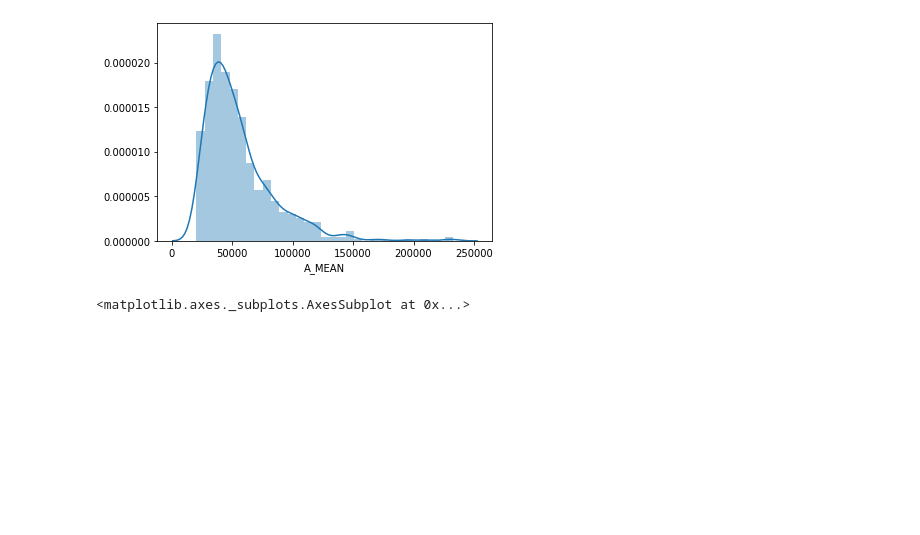
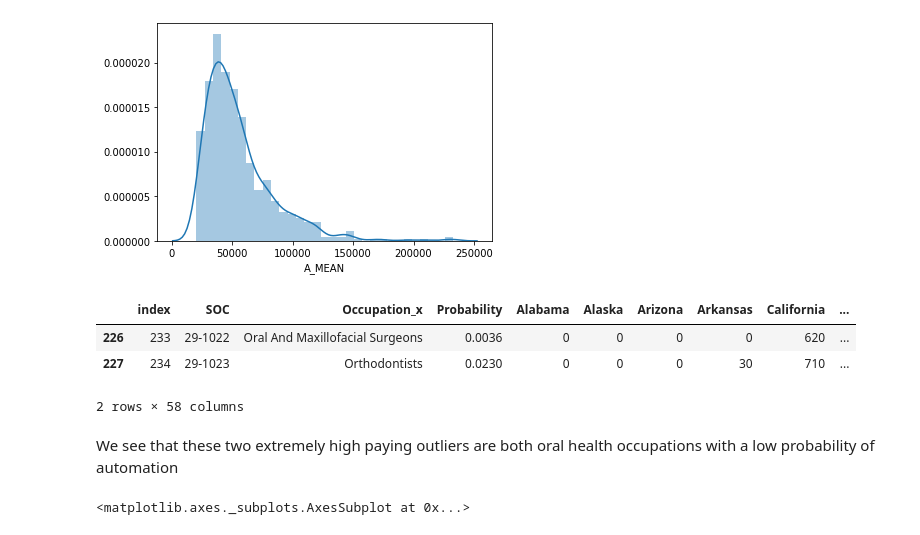
Before and after one commit to COGS108/group11_sp20, a Jupyter notebook: eda/michael/combined_analysis.ipynb, the cells around one changed output. Drawn from its saved outputs; the diff is of its cells as text; code cells hidden in the pictures; blank space fills up the shorter version.

```diff
--- a/eda/michael/combined_analysis.ipynb
+++ b/eda/michael/combined_analysis.ipynb
@@ -210,6 +266,16 @@ sns.distplot(df_probwages.A_MEAN)
 # %% [output]
 <matplotlib.axes._subplots.AxesSubplot at 0x...>
 [figure]
+# %%
+# Investigate mean annual income outlier
+df_probwages[df_probwages.A_MEAN > 225000]
+# %% [output]
+|  | index | SOC | Occupation_x | Probability | Alabama | Alaska | Arizona | Arkansas | California | ... |
+| 226 | 233 | 29-1022 | Oral And Maxillofacial Surgeons | 0.0036 | 0 | 0 | 0 | 0 | 620 | ... |
+| 227 | 234 | 29-1023 | Orthodontists | 0.0230 | 0 | 0 | 0 | 30 | 710 | ... |
+2 rows × 58 columns
+# %% [markdown]
+We see that these two extremely high paying outliers are both oral health occupations with a low probability of automation
 # %%
 # Distribution of log annual mean income
 sns.distplot(np.log(df_probwages.A_MEAN))
```
Also changed, not shown: parts of 8 cells of this notebook.
